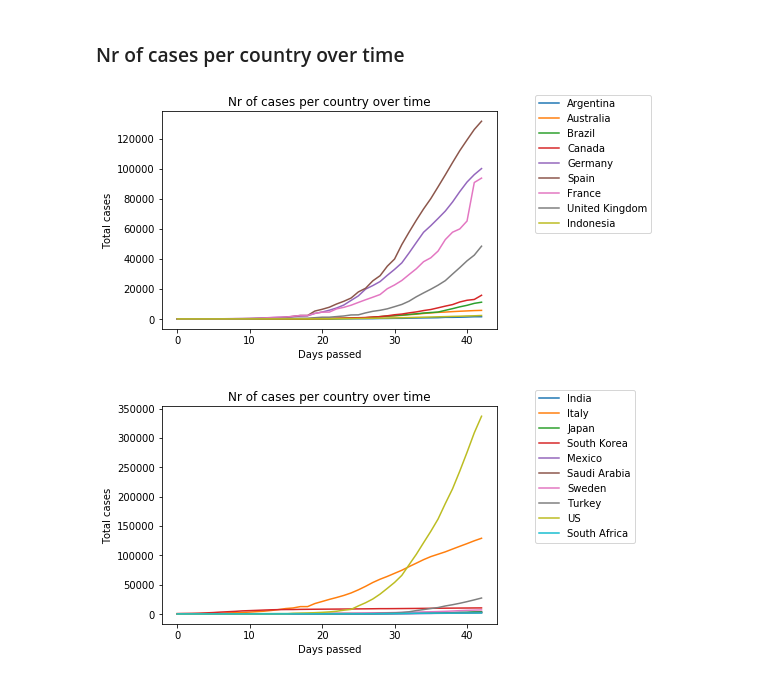
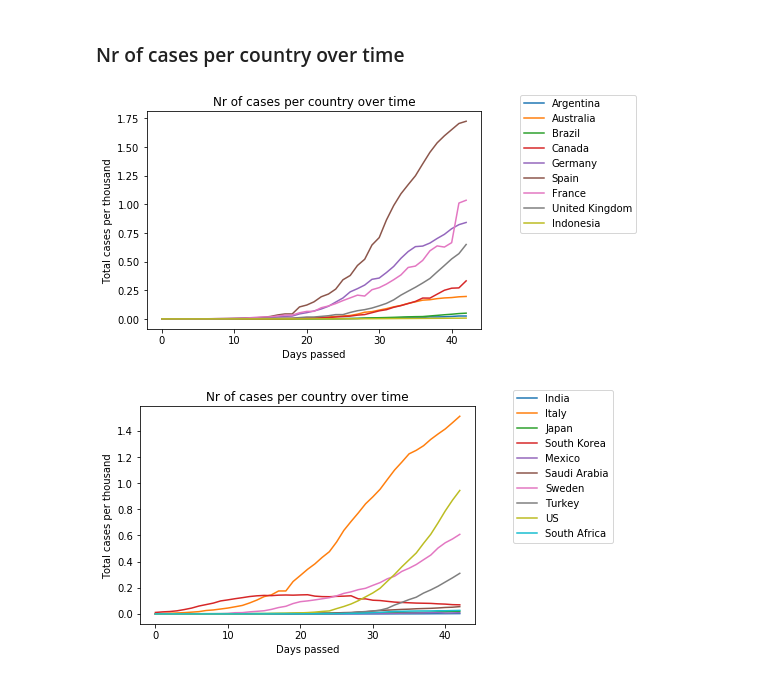
Before and after one commit to anamarisamacedo/FEUP-IART, a Jupyter notebook: TP2/notebook.ipynb, the cells around one changed output. Cells and saved outputs as stored; diff of their text form; code cells hidden in the pictures.

```diff
--- a/TP2/notebook.ipynb
+++ b/TP2/notebook.ipynb
@@ -73,19 +73,16 @@ print(new_covid_dataset.loc[:, ['recovered', 'country']])
 # %% [markdown]
 ### Adding active cases column, and passed days column
 # %%
-#Adicionar coluna Active Cases
-    #active cases = total confirmed - total recovered - total deaths
-
+#active cases = total confirmed - total recovered - total deaths
 new_covid_dataset['active_cases'] = new_covid_dataset['total_cases'] - new_covid_dataset['fatalities'] - new_covid_dataset['recovered']
 
-#Adicionar coluna passed_days
-    #passed_days é o nº de dias passados desde o primeiro dia
-
+#passed_days is the number of passed days since the first reported day
 new_covid_dataset['date']= pd.to_datetime(new_covid_dataset.date)
 
 new_covid_dataset['passed_days'] = (new_covid_dataset['date'] - new_covid_dataset['date'].iloc[0]).dt.days
 
-new_covid_dataset.to_csv("result.csv", index = False)
+#removing redundant variable 'date'
+new_covid_dataset.drop('date', axis=1, inplace=True)
 
 print(new_covid_dataset.loc[:, ['active_cases', 'passed_days']])
 # %% [output]
@@ -172,31 +170,31 @@ for i in range(0, len(countries)):
 # %%
 #List of all countries in dataset
 countries = covid_dataset['country'].unique()
 for i in range(0, (len(countries))//2):
     #Rows corresponding to the country in the current iteration
     country_rows = new_covid_dataset[new_covid_dataset['country'] == countries[i]]
     #Plot total cases
-    plt.plot(country_rows['passed_days'], country_rows['total_cases'], label=countries[i])
+    plt.plot(country_rows['passed_days'], country_rows['cases_per_thousand'], label=countries[i])
 
 #Title, label and legend
-plt.ylabel('Total cases')
+plt.ylabel('Total cases per thousand')
 plt.xlabel('Days passed')
 plt.legend(bbox_to_anchor=(1.1, 1.1), loc=2)
 plt.title('Nr of cases per country over time')
 plt.show()
 
 for i in range((len(countries))//2, len(countries)):
     #Rows corresponding to the country in the current iteration
     country_rows = new_covid_dataset[new_covid_dataset['country'] == countries[i]]
     #Plot total cases
-    plt.plot(country_rows['passed_days'], country_rows['total_cases'], label=countries[i])
+    plt.plot(country_rows['passed_days'], country_rows['cases_per_thousand'], label=countries[i])
 
 #Title, label and legend
-plt.ylabel('Total cases')
+plt.ylabel('Total cases per thousand')
 plt.xlabel('Days passed')
 plt.legend(bbox_to_anchor=(1.1, 1.1), loc=2)
 plt.title('Nr of cases per country over time')
 plt.show()
 # %% [output]
-[figure, old version]
+[figure, new version]
-[figure, old version]
+[figure, new version]
```
Also changed, not shown: parts of 2 cells of this notebook, 1 other file.
